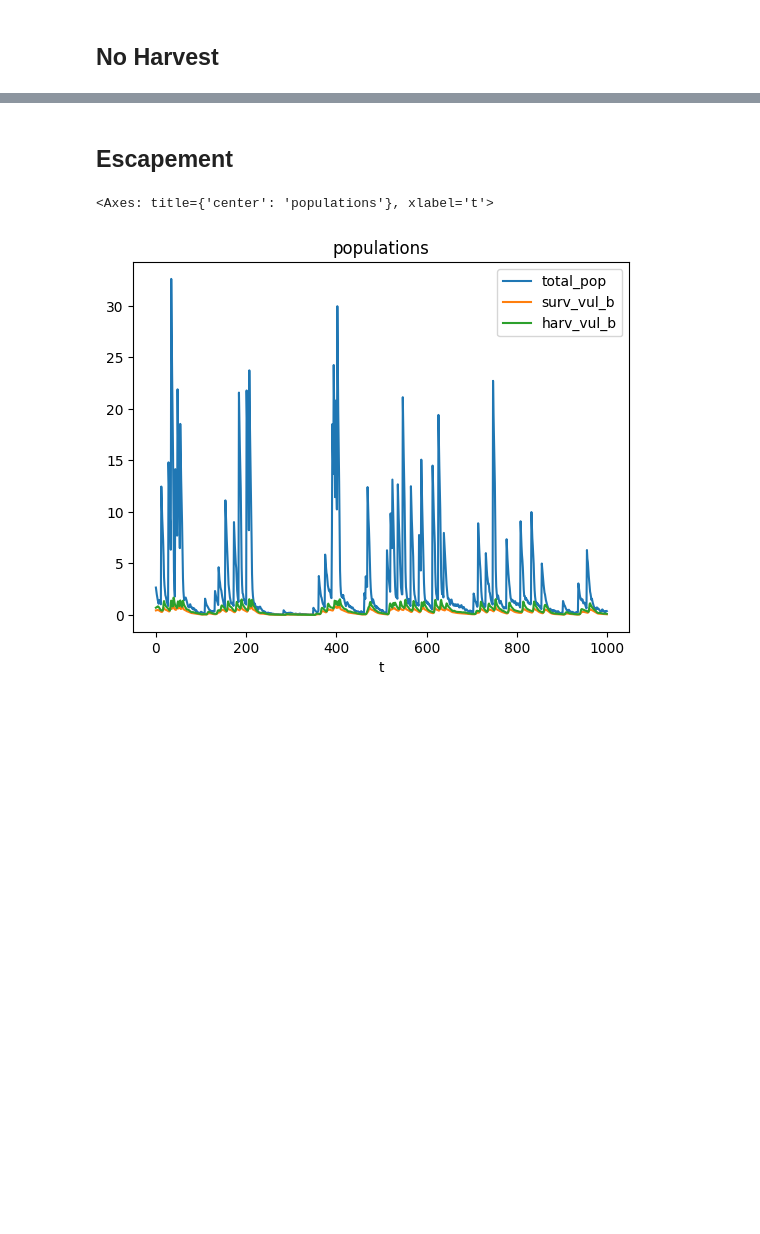
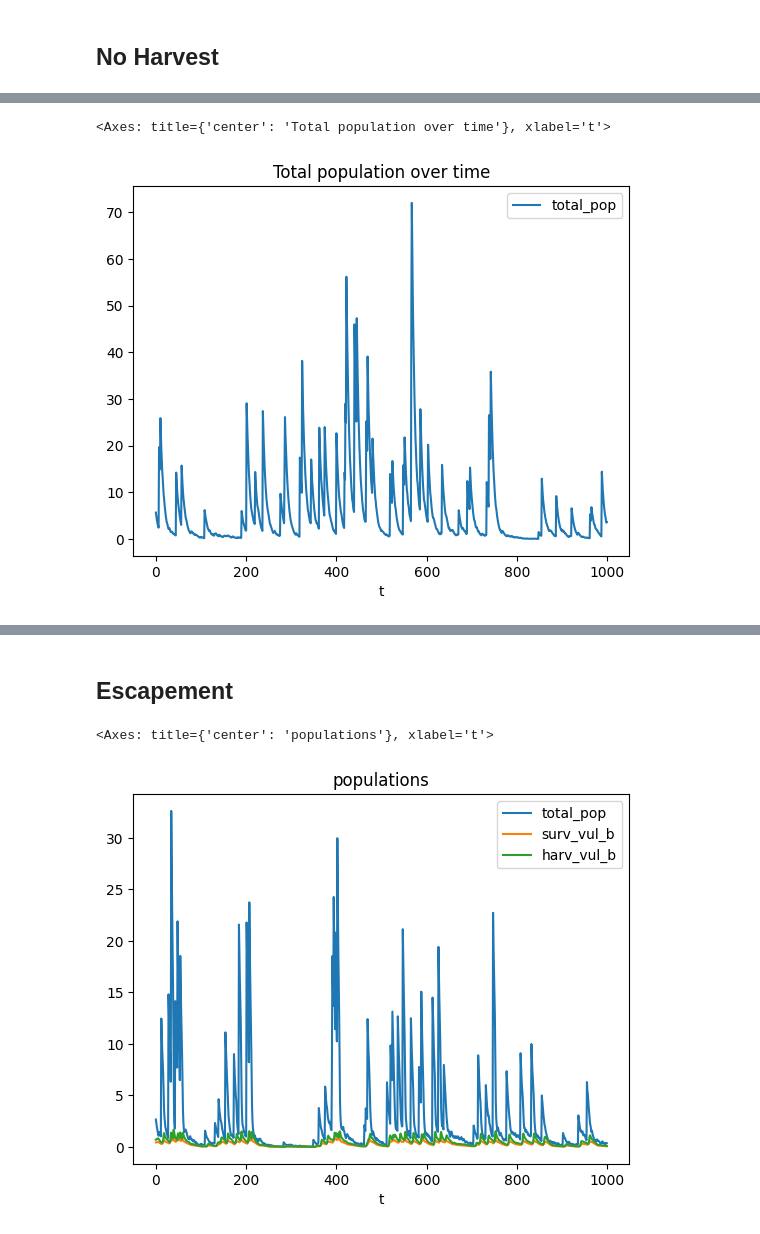
Before and after one commit to petebachant/rl4fisheries, a Jupyter notebook: notebooks/popdyn_tests.ipynb, the cells around one changed output, grey strips where cells are left out. Drawn from its saved outputs; the diff is of its cells as text; code cells hidden in the pictures; blank space fills up the shorter version.

```diff
--- a/notebooks/popdyn_tests.ipynb
+++ b/notebooks/popdyn_tests.ipynb
@@ -104,0 +107,5 @@ trivial_ep.plot(x='t', y = ['total_pop', 'surv_vul_b', 'harv_vul_b'], title='pop
+# %%
+trivial_ep.plot(x='t', y = ['total_pop'], title='Total population over time')
+# %% [output]
+<Axes: title={'center': 'Total population over time'}, xlabel='t'>
+[figure, added]
```
Also changed, not shown: parts of 14 cells of this notebook, 2 other files.
